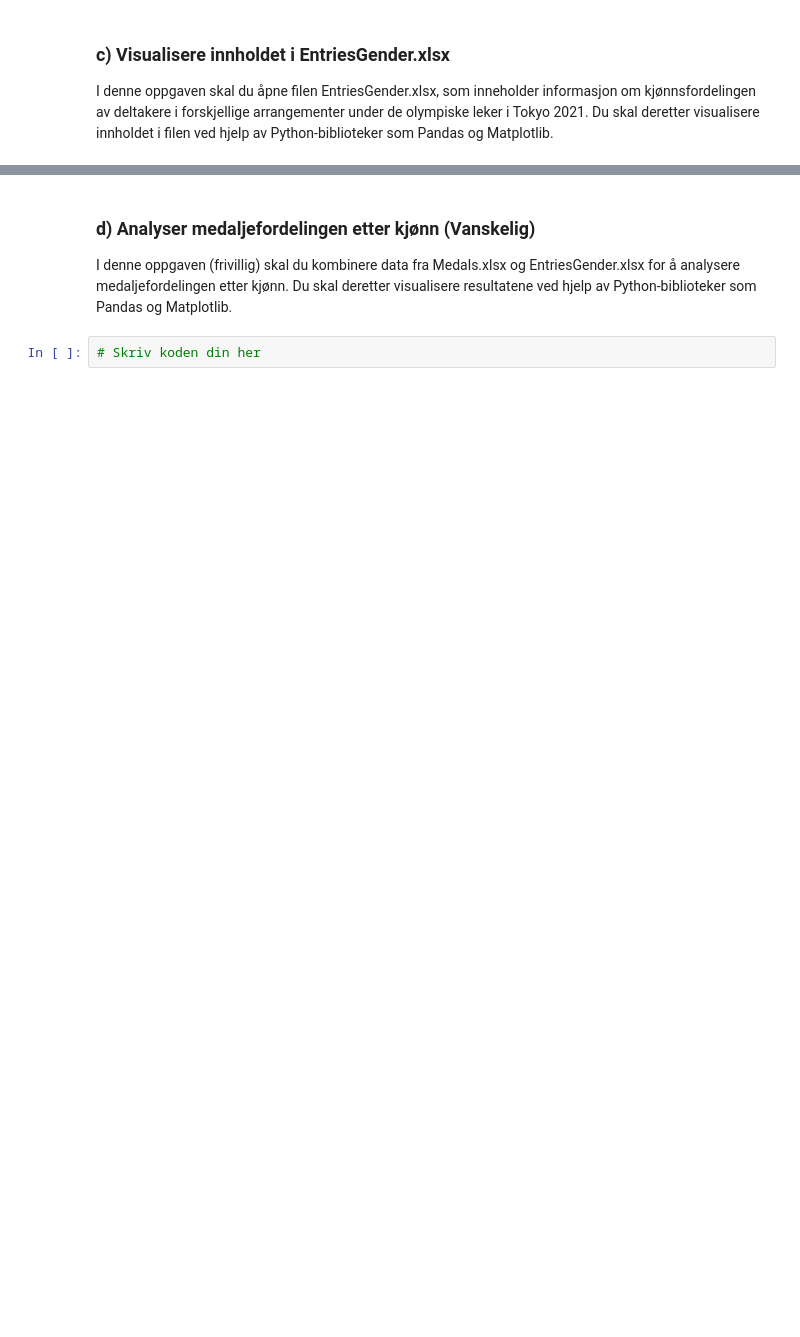
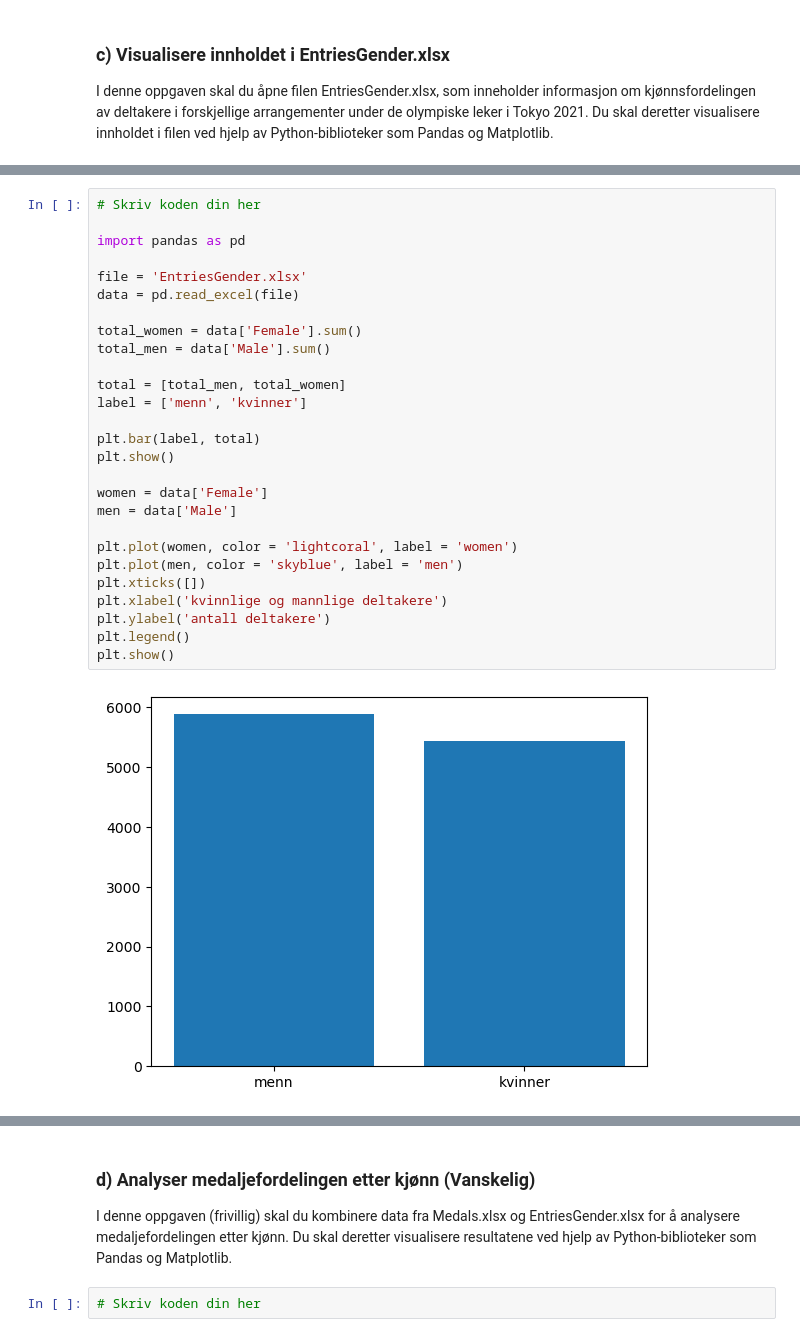
Before and after one commit to mxnilsen/TDT4114, a Jupyter notebook: 1_numpy_matplotlib.ipynb, the cells around one changed output, grey strips where cells are left out. Drawn from its saved outputs; the diff is of its cells as text; blank space fills up the shorter version.

```diff
--- a/1_numpy_matplotlib.ipynb
+++ b/1_numpy_matplotlib.ipynb
@@ -46,0 +111,29 @@ I denne oppgaven skal du åpne filen EntriesGender.xlsx, som inneholder informas
+# %%
+# Skriv koden din her
+
+import pandas as pd
+
+file = 'EntriesGender.xlsx'
+data = pd.read_excel(file)
+
+total_women = data['Female'].sum()
+total_men = data['Male'].sum()
+
+total = [total_men, total_women]
+label = ['menn', 'kvinner']
+
+plt.bar(label, total)
+plt.show()
+
+women = data['Female']
+men = data['Male']
+
+plt.plot(women, color = 'lightcoral', label = 'women')
+plt.plot(men, color = 'skyblue', label = 'men')
+plt.xticks([])
+plt.xlabel('kvinnlige og mannlige deltakere')
+plt.ylabel('antall deltakere')
+plt.legend()
+plt.show()
+# %% [output]
+[figure, added]
```
Also changed, not shown: parts of 7 cells of this notebook.
